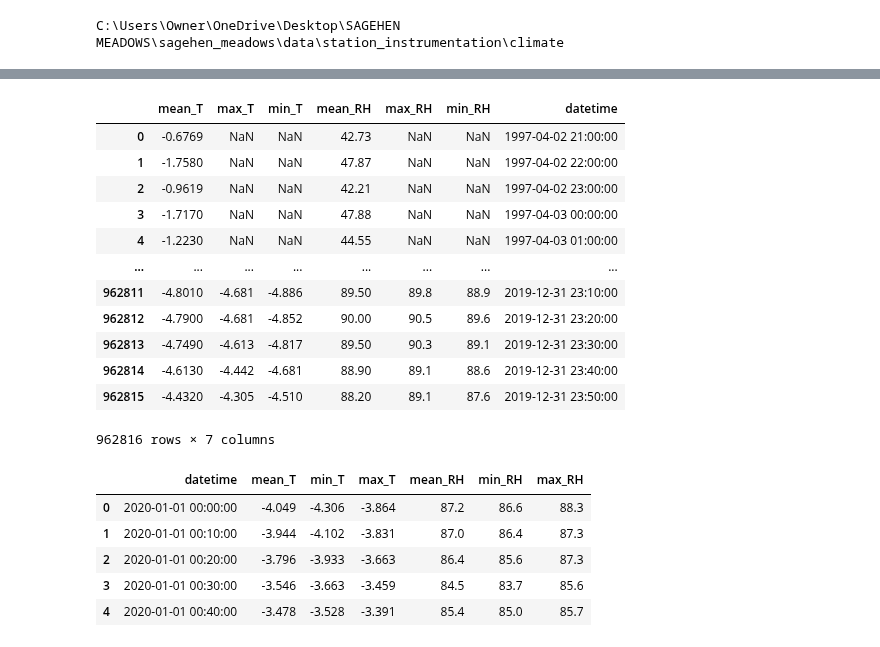
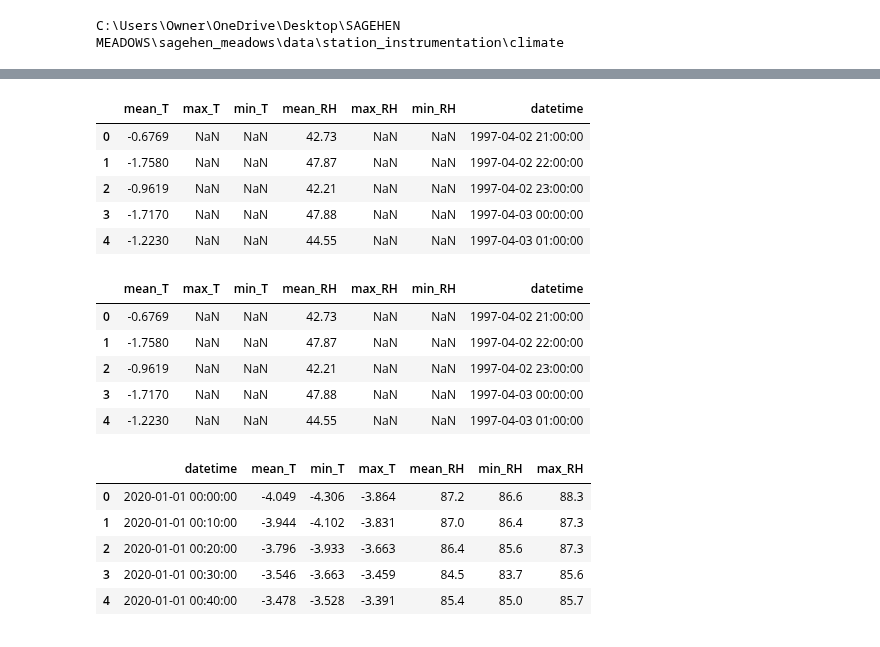
Before and after one commit to jnatali/sagehen_meadows, a Jupyter notebook: scripts/climate/VPD_long_term_analysis.ipynb, the cells around one changed output, grey strips where cells are left out. Cells and saved outputs as stored; diff of their text form; code cells hidden in the pictures.

```diff
--- a/scripts/climate/VPD_long_term_analysis.ipynb
+++ b/scripts/climate/VPD_long_term_analysis.ipynb
@@ -95,23 +84,28 @@ weather_1997_raw
+# %%
+weather_full = weather_full_raw.copy()
+weather_full['datetime'] = pd.to_datetime(weather_full.apply(lambda row: f'{row['date']} {row['time']}', axis=1), format='%Y/%m/%d %R')
+weather_full = weather_full.drop(['date', 'time'], axis='columns')
+weather_full.head()
+# %% [output]
+|  | mean_T | max_T | min_T | mean_RH | max_RH | min_RH | datetime |
+| 0 | -0.6769 | NaN | NaN | 42.73 | NaN | NaN | 1997-04-02 21:00:00 |
+| 1 | -1.7580 | NaN | NaN | 47.87 | NaN | NaN | 1997-04-02 22:00:00 |
+| 2 | -0.9619 | NaN | NaN | 42.21 | NaN | NaN | 1997-04-02 23:00:00 |
+| 3 | -1.7170 | NaN | NaN | 47.88 | NaN | NaN | 1997-04-03 00:00:00 |
+| 4 | -1.2230 | NaN | NaN | 44.55 | NaN | NaN | 1997-04-03 01:00:00 |
 # %%
 ### Transformations for the 1997-2019 data
 weather_1997 = weather_1997_raw.copy()
 weather_1997['datetime'] = pd.to_datetime(weather_1997.apply(lambda row: f'{row['date']} {row['time']}', axis=1), format='%m/%d/%Y %R')
 weather_1997 = weather_1997.drop(['date', 'time'], axis='columns')
-weather_1997
+weather_1997.head()
 # %% [output]
 |  | mean_T | max_T | min_T | mean_RH | max_RH | min_RH | datetime |
 | 0 | -0.6769 | NaN | NaN | 42.73 | NaN | NaN | 1997-04-02 21:00:00 |
 | 1 | -1.7580 | NaN | NaN | 47.87 | NaN | NaN | 1997-04-02 22:00:00 |
 | 2 | -0.9619 | NaN | NaN | 42.21 | NaN | NaN | 1997-04-02 23:00:00 |
 | 3 | -1.7170 | NaN | NaN | 47.88 | NaN | NaN | 1997-04-03 00:00:00 |
 | 4 | -1.2230 | NaN | NaN | 44.55 | NaN | NaN | 1997-04-03 01:00:00 |
-| ... | ... | ... | ... | ... | ... | ... | ... |
-| 962811 | -4.8010 | -4.681 | -4.886 | 89.50 | 89.8 | 88.9 | 2019-12-31 23:10:00 |
-| 962812 | -4.7900 | -4.681 | -4.852 | 90.00 | 90.5 | 89.6 | 2019-12-31 23:20:00 |
-| 962813 | -4.7490 | -4.613 | -4.817 | 89.50 | 90.3 | 89.1 | 2019-12-31 23:30:00 |
-| 962814 | -4.6130 | -4.442 | -4.681 | 88.90 | 89.1 | 88.6 | 2019-12-31 23:40:00 |
-| 962815 | -4.4320 | -4.305 | -4.510 | 88.20 | 89.1 | 87.6 | 2019-12-31 23:50:00 |
-962816 rows × 7 columns
 # %%
 ### Transformations for the 2020-2025 data
 selected_columns = ['time',
```
Also changed, not shown: parts of 8 cells of this notebook, 1 other file.
